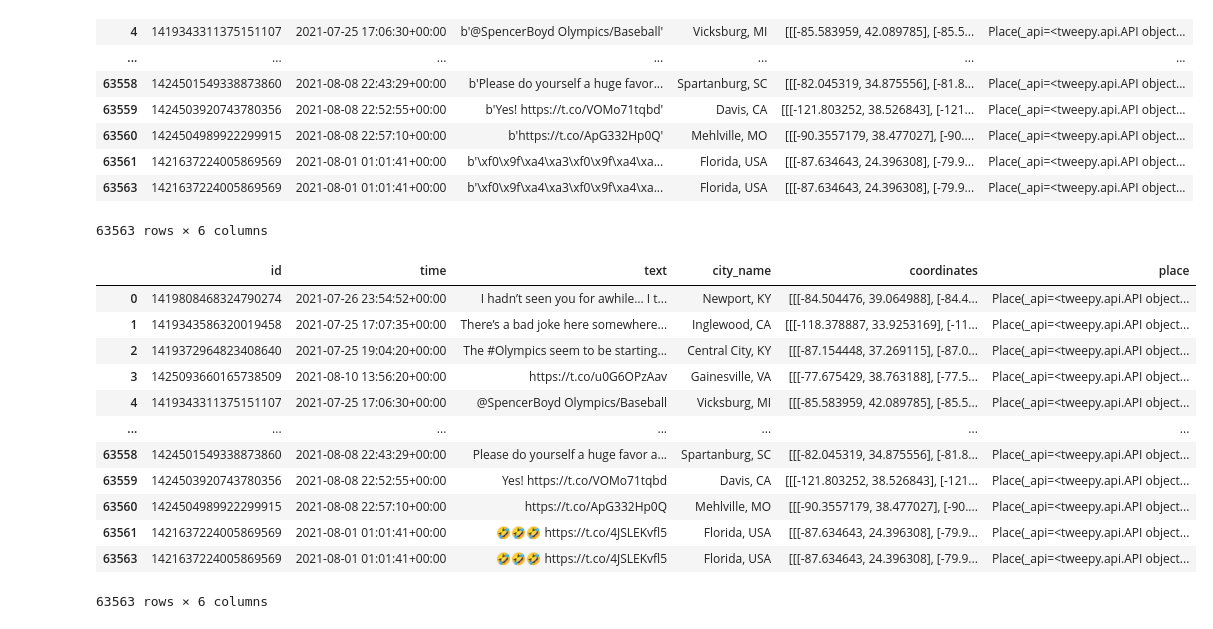
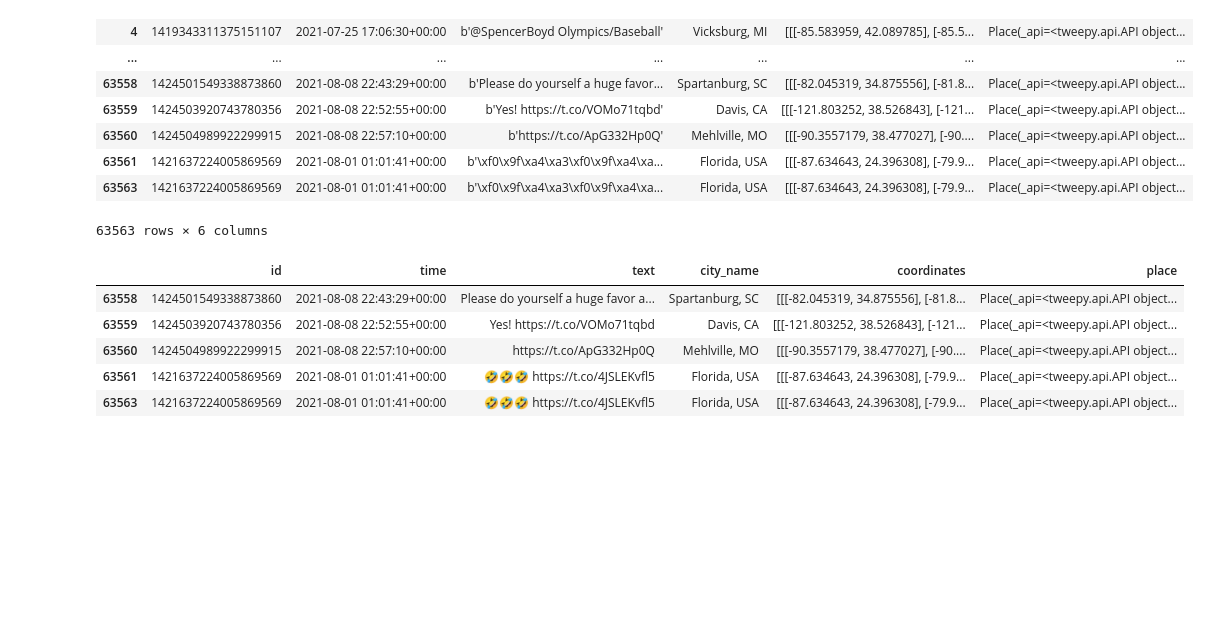
Before and after one commit to lingchensanwen/tweetTokyo, a Jupyter notebook: Preprocessing.ipynb, the cells around one changed output. Drawn from its saved outputs; the diff is of its cells as text; code cells hidden in the pictures; blank space fills up the shorter version.

```diff
--- a/Preprocessing.ipynb
+++ b/Preprocessing.ipynb
@@ -43,21 +43,14 @@ df
 # %%
 #convert text to utf8
 df['text'] = df['text'].apply(lambda x: ast.literal_eval(x).decode('utf8'))
-df
+df.tail(5)
 # %% [output]
 |  | id | time | text | city_name | coordinates | place |
-| 0 | 1419808468324790274 | 2021-07-26 23:54:52+00:00 | I hadn’t seen you for awhile… I t... | Newport, KY | [[[-84.504476, 39.064988], [-84.4... | Place(_api=<tweepy.api.API object... |
-| 1 | 1419343586320019458 | 2021-07-25 17:07:35+00:00 | There’s a bad joke here somewhere... | Inglewood, CA | [[[-118.378887, 33.9253169], [-11... | Place(_api=<tweepy.api.API object... |
-| 2 | 1419372964823408640 | 2021-07-25 19:04:20+00:00 | The #Olympics seem to be starting... | Central City, KY | [[[-87.154448, 37.269115], [-87.0... | Place(_api=<tweepy.api.API object... |
-| 3 | 1425093660165738509 | 2021-08-10 13:56:20+00:00 | https://t.co/u0G6OPzAav | Gainesville, VA | [[[-77.675429, 38.763188], [-77.5... | Place(_api=<tweepy.api.API object... |
-| 4 | 1419343311375151107 | 2021-07-25 17:06:30+00:00 | @SpencerBoyd Olympics/Baseball | Vicksburg, MI | [[[-85.583959, 42.089785], [-85.5... | Place(_api=<tweepy.api.API object... |
-| ... | ... | ... | ... | ... | ... | ... |
 | 63558 | 1424501549338873860 | 2021-08-08 22:43:29+00:00 | Please do yourself a huge favor a... | Spartanburg, SC | [[[-82.045319, 34.875556], [-81.8... | Place(_api=<tweepy.api.API object... |
 | 63559 | 1424503920743780356 | 2021-08-08 22:52:55+00:00 | Yes! https://t.co/VOMo71tqbd | Davis, CA | [[[-121.803252, 38.526843], [-121... | Place(_api=<tweepy.api.API object... |
 | 63560 | 1424504989922299915 | 2021-08-08 22:57:10+00:00 | https://t.co/ApG332Hp0Q | Mehlville, MO | [[[-90.3557179, 38.477027], [-90.... | Place(_api=<tweepy.api.API object... |
 | 63561 | 1421637224005869569 | 2021-08-01 01:01:41+00:00 | 🤣🤣🤣 https://t.co/4JSLEKvfl5 | Florida, USA | [[[-87.634643, 24.396308], [-79.9... | Place(_api=<tweepy.api.API object... |
 | 63563 | 1421637224005869569 | 2021-08-01 01:01:41+00:00 | 🤣🤣🤣 https://t.co/4JSLEKvfl5 | Florida, USA | [[[-87.634643, 24.396308], [-79.9... | Place(_api=<tweepy.api.API object... |
-63563 rows × 6 columns
 # %%
 #sort df based on time
 df_sort = df.sort_values(by=['time'])
```
